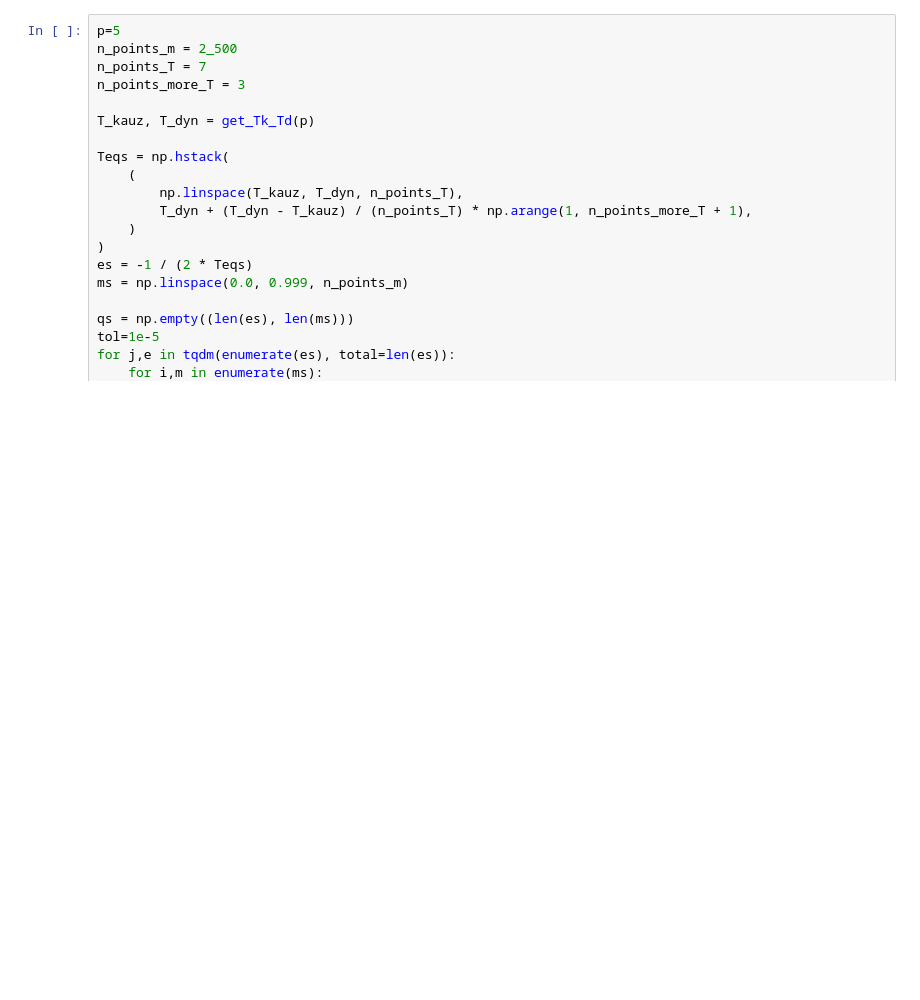
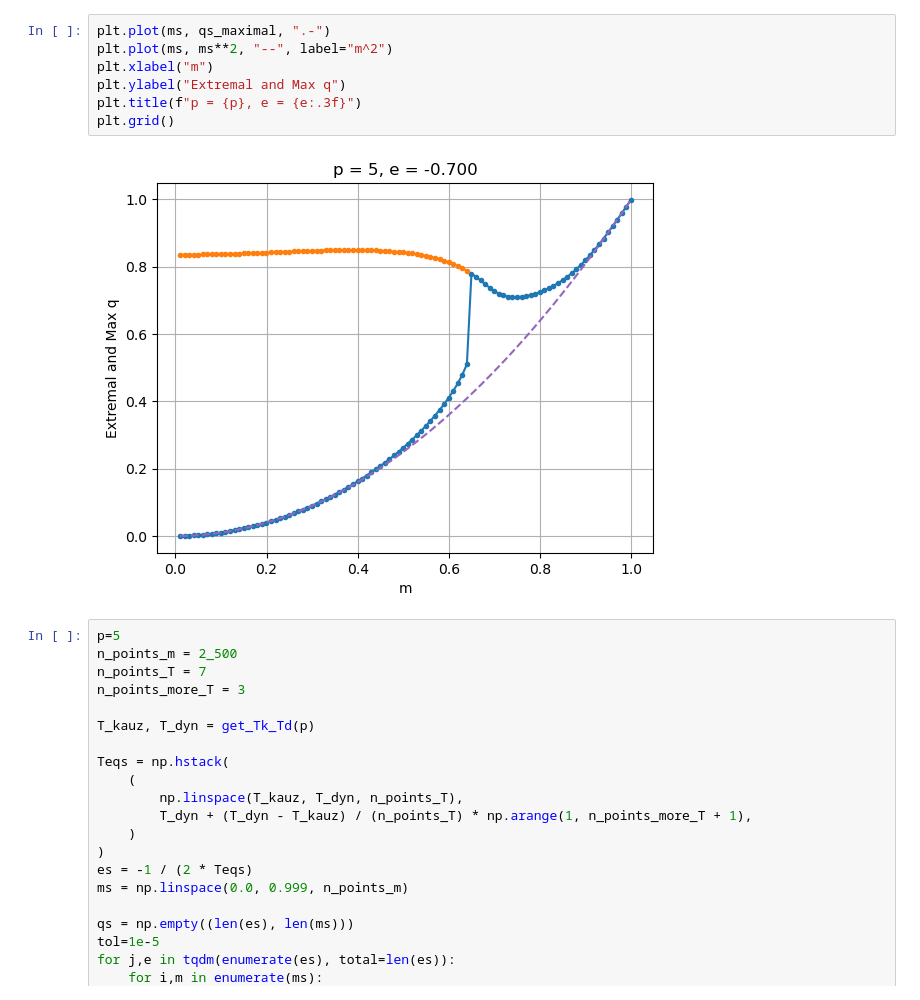
Before and after one commit to mvilucchio/fixed-energy-slice, a Jupyter notebook: Second_moment.ipynb, the cells around one changed output. Cells and saved outputs as stored; diff of their text form; blank space fills up the shorter version.

```diff
--- a/Second_moment.ipynb
+++ b/Second_moment.ipynb
@@ -41,3 +100,12 @@ plt.grid()
+# %%
+plt.plot(ms, qs_maximal, ".-")
+plt.plot(ms, ms**2, "--", label="m^2")
+plt.xlabel("m")
+plt.ylabel("Extremal and Max q")
+plt.title(f"p = {p}, e = {e:.3f}")
+plt.grid()
+# %% [output]
+[figure, added]
 # %%
 p=5
 n_points_m = 2_500
```
Also changed, not shown: parts of 8 cells of this notebook, 6 other files.
